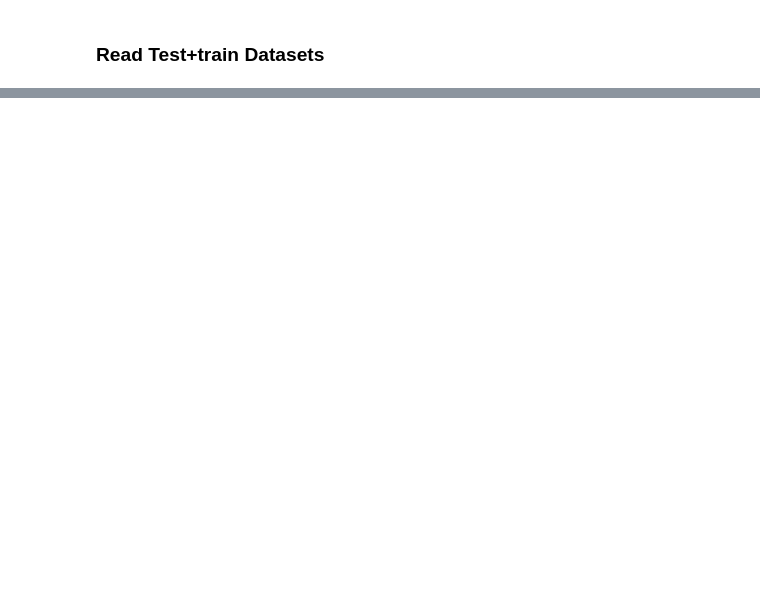
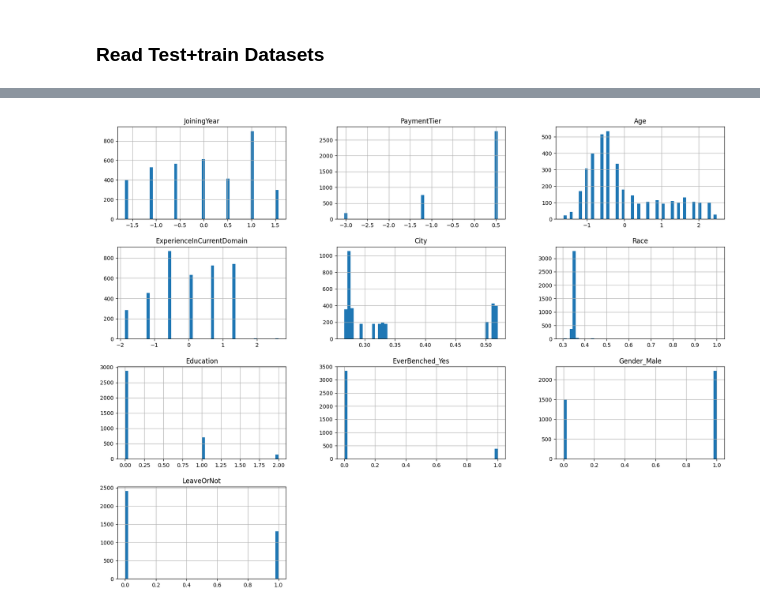
Before and after one commit to AndroZa0812/NayaProject4, a Jupyter notebook: pipeline.ipynb, the cells around one changed output, grey strips where cells are left out. Cells and saved outputs as stored; diff of their text form; code cells hidden in the pictures; blank space fills up the shorter version.

Commit message:
finished full pipeline

```diff
--- a/pipeline.ipynb
+++ b/pipeline.ipynb
@@ -31,6 +31,6 @@ X_train = pd.read_csv(X_train_path, index_col=0)
 y_train = pd.read_csv(y_train_path, index_col=0)
 X_test = pd.read_csv(X_test_path, index_col=0)
 
-# Join the train datasets
-full_train_ds = X_train.join(y_train)
-full_train_ds.head()
+# Remove redundant id column
+X_train.drop(columns=['id'], inplace=True)
+X_test.drop(columns=['id'], inplace=True)
@@ -92,24 +77,19 @@ education_order = ["Bachelors", "Masters", "PHD"]
 ct = ColumnTransformer([
         ('TargetEncoder', TargetEncoder(), ['City', 'Race']),
         ('EducationLevelEncoder', OrdinalEncoder(categories=[education_order]), ['Education']),
+        ('imputer', SimpleImputer(strategy="median"), num_attrs),
+        ('dummy', FunctionTransformer(pd.get_dummies, kw_args={'drop_first': True, "dtype": int}), ['EverBenched', 'Gender'])
     ], remainder='passthrough', verbose_feature_names_out=False)
 ct.set_output(transform='pandas')
 
-dummy_encoder = make_column_transformer((DummyEncoder(), ['EverBenched', 'Gender']))
-#dummy_encoder.set_output(transform='pandas')
-
-numeric_transformer = make_column_transformer(
-    (SimpleImputer(strategy="median"), num_attrs),
-    (StandardScaler(), num_attrs),
-)
-numeric_transformer.set_output(transform='pandas')
+scaler_transformer = make_column_transformer((StandardScaler(), num_attrs), remainder='passthrough', verbose_feature_names_out=False)
+scaler_transformer.set_output(transform='pandas')
 
 full_pipeline = Pipeline([
     ('ColumnTransformers', ct),
-    #('DummyEncoder',dummy_encoder),
-    ('NumericTransformer', numeric_transformer),
+    ('scaler', scaler_transformer),
 ])
 
 # # Fit and transform the data
 X_train_prepared = full_pipeline.fit_transform(X_train, y_train)
-X_train_prepared
+# X_train_prepared.head()
@@ -129,0 +96,3 @@ X_train_prepared
+# %%
+full_train_ds = X_train_prepared.join(y_train)
+full_train_ds.head()
@@ -130,3 +106,11 @@ X_train_prepared
+# %%
+import matplotlib.pyplot as plt
+
+# Plot histograms of all the columns
+full_train_ds.hist(bins=50, figsize=(20,15))
+plt.show()
+# %% [output]
+[figure, added]
 # %%
 # Defining the classifiers and their hyperparameters
 classifiers = {
```
Also changed, not shown: parts of 10 cells of this notebook, 3 other files.
